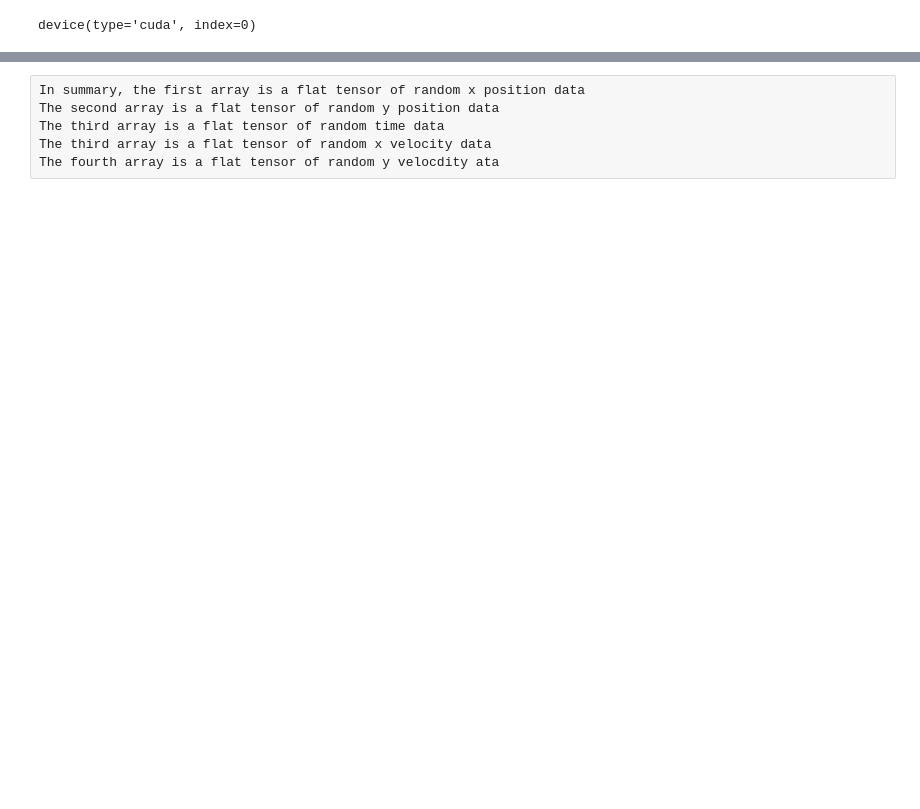
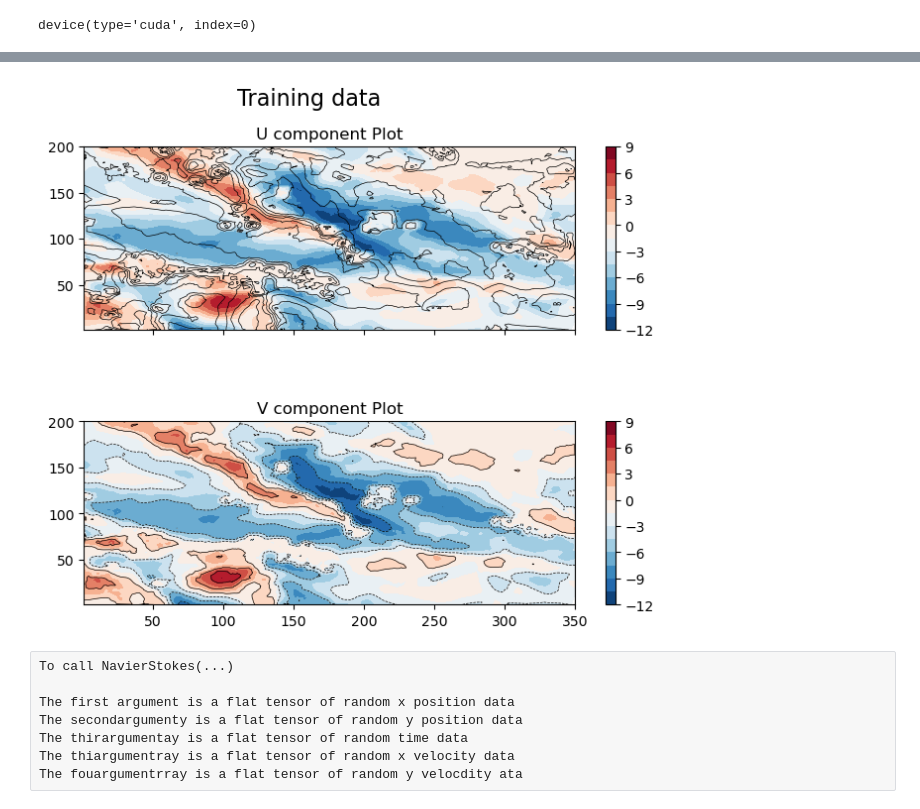
Before and after one commit to James-Quigley-ie/NS-PINN, a Jupyter notebook: PINN_NS.ipynb, the cells around one changed output, grey strips where cells are left out. Drawn from its saved outputs; the diff is of its cells as text; code cells hidden in the pictures; blank space fills up the shorter version.

```diff
--- a/PINN_NS.ipynb
+++ b/PINN_NS.ipynb
@@ -130,7 +174,30 @@ class NavierStokes():
+# %%
+#Visualize the training data
+import matplotlib.tri as tri
+fig, axs = plt.subplots(2,  figsize=(8,6), sharex=True, sharey=True)
+
+axs[0].tricontour(x_train[:,0], y_train[:,0], u_train[:,0], levels=6, linewidths=0.5, colors='k')
+cntr0 = axs[0].tricontourf(x_train[:,0], y_train[:,0], v_train[:,0], levels=14, cmap="RdBu_r")
+fig.colorbar(cntr0, ax=axs[0])
+axs[0].title.set_text('U component Plot')
+
+axs[1].tricontour(x_train[:,0], y_train[:,0], v_train[:,0], levels=6, linewidths=0.5, colors='k')
+cntr1 = axs[1].tricontourf(x_train[:,0], y_train[:,0], v_train[:,0], levels=14, cmap="RdBu_r")
+fig.colorbar(cntr1, ax=axs[1])
+axs[1].title.set_text('V component Plot')
+
+
+fig.suptitle('Training data', fontsize=16, ha='right')
+plt.subplots_adjust(hspace=0.5)
+plt.show()
+# %% [output]
+[figure, new version]
 # %% [raw]
-In summary, the first array is a flat tensor of random x position data
-The second array is a flat tensor of random y position data
-The third array is a flat tensor of random time data
-The third array is a flat tensor of random x velocity data
-The fourth array is a flat tensor of random y velocdity ata
+To call NavierStokes(...)
+
+The first argument is a flat tensor of random x position data
+The secondargumenty is a flat tensor of random y position data
+The thirargumentay is a flat tensor of random time data
+The thiargumentray is a flat tensor of random x velocity data
+The fouargumentrray is a flat tensor of random y velocdity ata
 # %%
```
Also changed, not shown: parts of 9 cells of this notebook.
